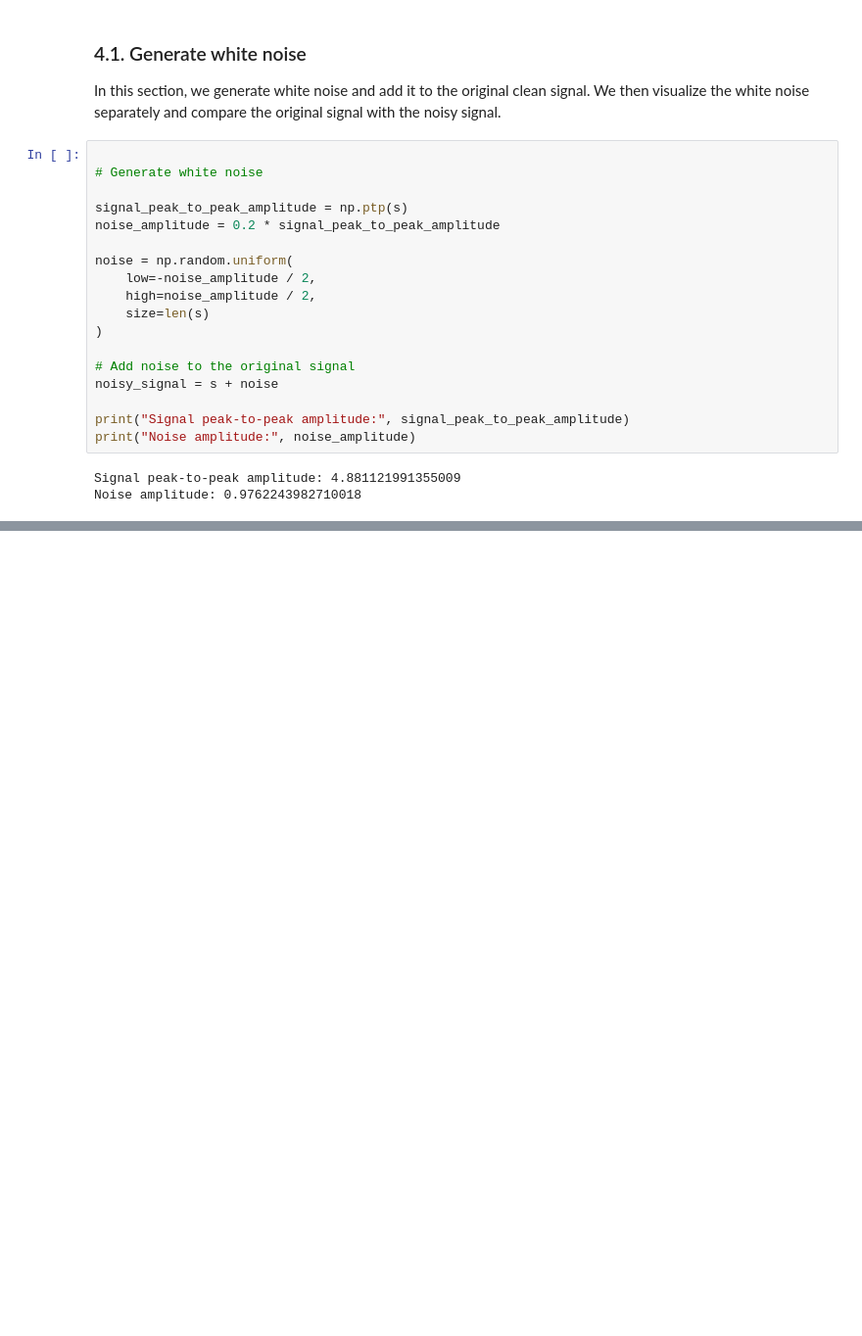
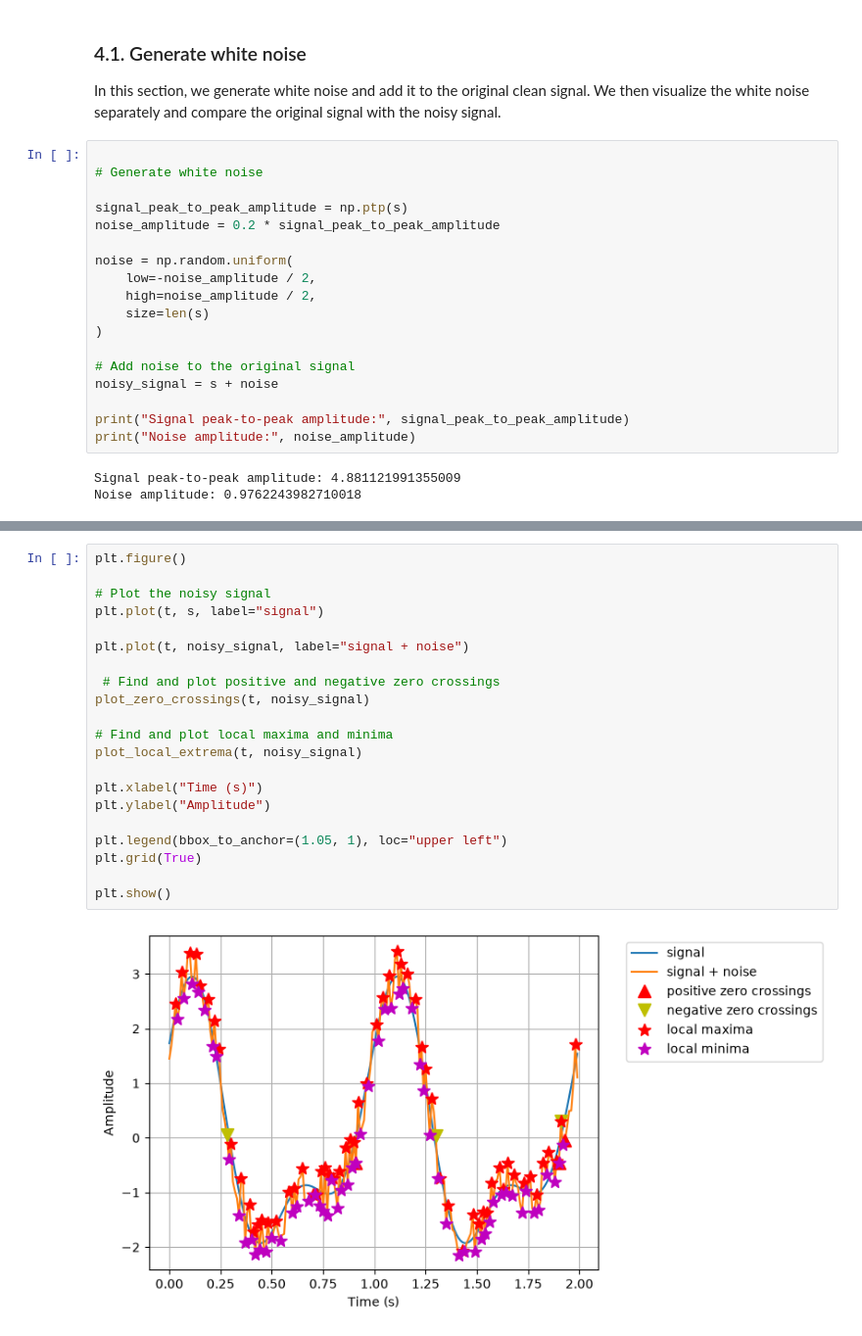
Before and after one commit to GaiaGas/Series03-Python, a Jupyter notebook: Series03-Python.ipynb, the cells around one changed output, grey strips where cells are left out. Shown at 98% size. Cells and saved outputs as stored; diff of their text form; blank space fills up the shorter version.

Commit message:
Plot remarkable points in noisy signal
Plot the original and noisy signals and identify zero crossings, local maxima and local minima.

```diff
--- a/Series03-Python.ipynb
+++ b/Series03-Python.ipynb
@@ -513,0 +520,23 @@ plt.show()
+# %%
+plt.figure()
+
+# Plot the noisy signal
+plt.plot(t, s, label="signal")
+
+plt.plot(t, noisy_signal, label="signal + noise")
+
+ # Find and plot positive and negative zero crossings
+plot_zero_crossings(t, noisy_signal)
+
+# Find and plot local maxima and minima
+plot_local_extrema(t, noisy_signal)
+
+plt.xlabel("Time (s)")
+plt.ylabel("Amplitude")
+
+plt.legend(bbox_to_anchor=(1.05, 1), loc="upper left")
+plt.grid(True)
+
+plt.show()
+# %% [output]
+[figure, added]
```
Also changed, not shown: parts of 8 cells of this notebook.
